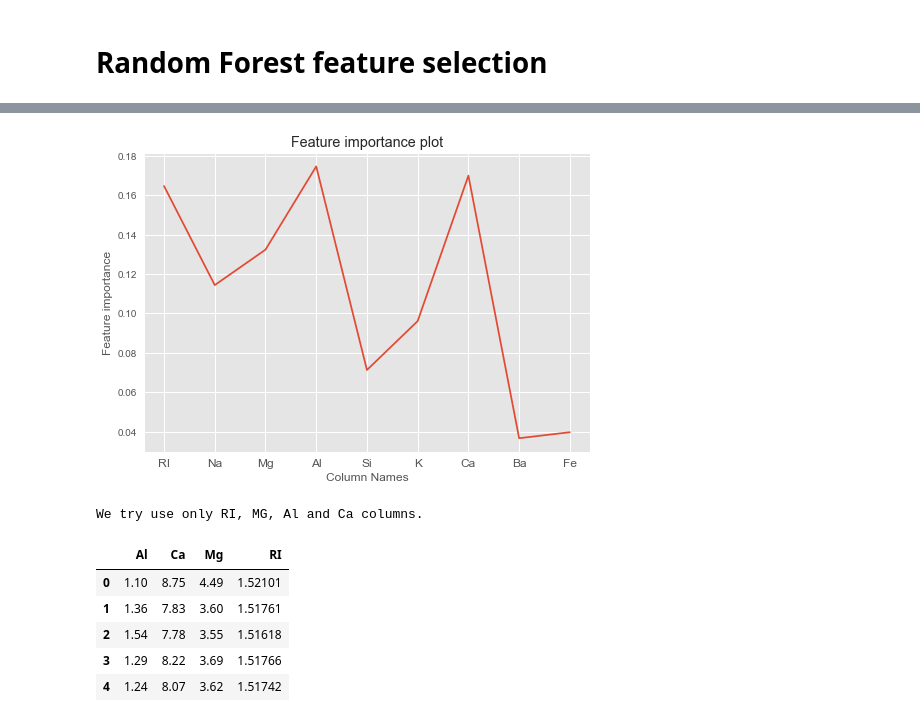
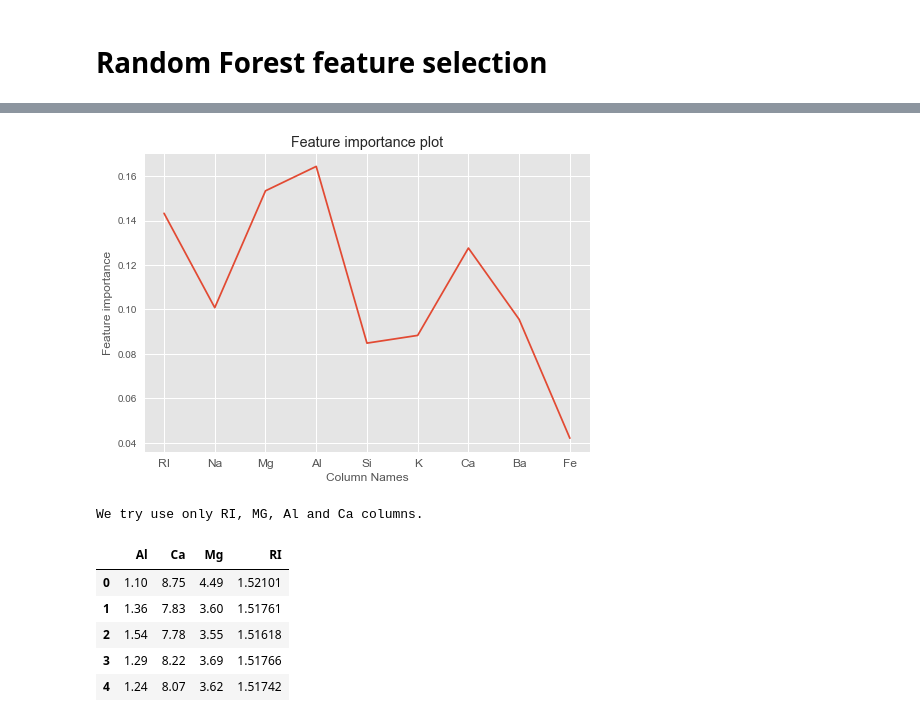
Before and after one commit to danielponikowski/Python, a Jupyter notebook: GlassDataset.ipynb, the cells around one changed output, grey strips where cells are left out. Cells and saved outputs as stored; diff of their text form; code cells hidden in the pictures.

```diff
--- a/GlassDataset.ipynb
+++ b/GlassDataset.ipynb
@@ -184,17 +174,24 @@ RandomForestClassifier(bootstrap=True, class_weight=None, criterion='gini',
+# %%
+feature_importance = np.array([0,0,0,0,0,0,0,0,0])
+for i in np.arange(50):
+    classifier = RandomForestClassifier()
+    classifier.fit(glass,target)
+    feature_importance = feature_importance + classifier.feature_importances_
+feature_importance= feature_importance/50
 # %%
 column_names = glass.columns
 index = np.arange(len(column_names))
 
 plt.style.use('ggplot')
-plt.plot(classifier.feature_importances_)
+plt.plot(feature_importance)
 plt.xticks(index, column_names, fontsize=12)
 plt.xlabel('Column Names')
 plt.ylabel("Feature importance")
 plt.title('Feature importance plot')
 plt.show()
 
 print("We try use only RI, MG, Al and Ca columns.")
 # %% [output]
-[figure, old version]
+[figure, new version]
 We try use only RI, MG, Al and Ca columns.
 # %%
```
Also changed, not shown: parts of 7 cells of this notebook, 1 other file.
